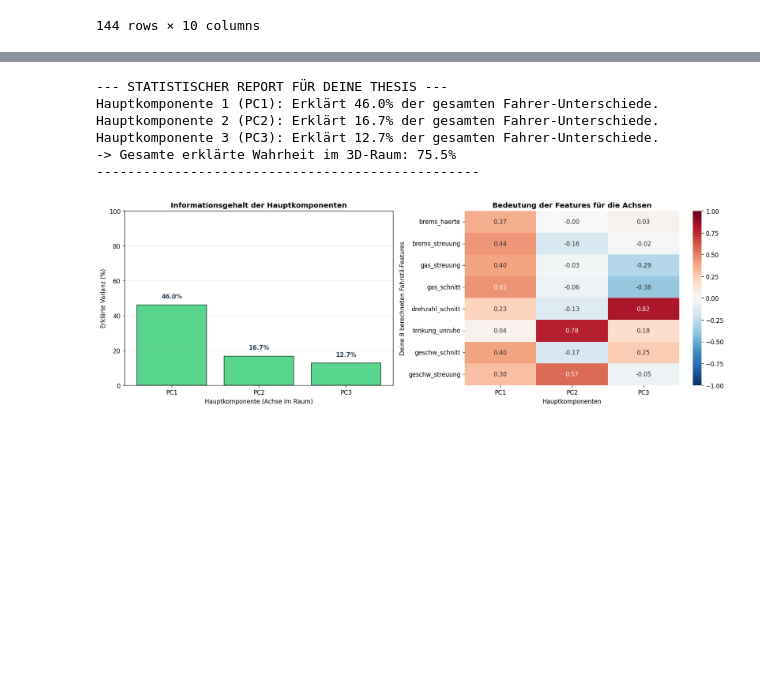
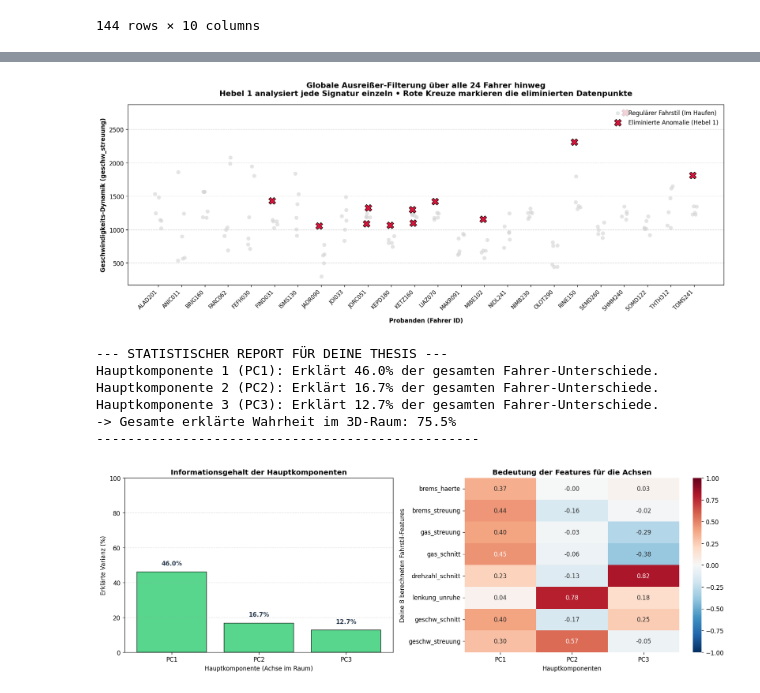
Before and after one commit to Riggi0815/ISKI, a Jupyter notebook: 4_clustering.ipynb, the cells around one changed output, grey strips where cells are left out. Drawn from its saved outputs; the diff is of its cells as text; code cells hidden in the pictures; blank space fills up the shorter version.

```diff
--- a/4_clustering.ipynb
+++ b/4_clustering.ipynb
@@ -183,3 +183,74 @@ print(f"[Data-Cleaning] Erfolg! {entfernte_runden} unrepräsentative Runden/Ausr
+# %%
+import matplotlib.pyplot as plt
+import numpy as np
+
+# 1. Feature festlegen
+feature = 'geschw_streuung'
+
+# 2. Wir erstellen eine Kopie der Originaldaten und fügen eine Ausreißer-Spalte hinzu
+df_global_plot = df_vorher.copy()
+df_global_plot['Is_Outlier'] = False
+
+# 3. Wir berechnen den IQR-Filter für JEDEN der 25 Fahrer einzeln
+for fahrer_id, fahrer_gruppe in df_global_plot.groupby('Fahrer_ID'):
+    if feature in fahrer_gruppe.columns:
+        Q1 = fahrer_gruppe[feature].quantile(0.25)
+        Q3 = fahrer_gruppe[feature].quantile(0.75)
+        IQR = Q3 - Q1
+        untere_grenze = Q1 - 1.5 * IQR
+        obere_grenze = Q3 + 1.5 * IQR
+
+        # Maske für die Ausreißer dieses spezifischen Fahrers
+        outlier_mask = (fahrer_gruppe[feature] < untere_grenze) | (fahrer_gruppe[feature] > obere_grenze)
+        # Im globalen DataFrame markieren
+        df_global_plot.loc[fahrer_gruppe[outlier_mask].index, 'Is_Outlier'] = True
+
+# 4. Sortierte Fahrer-Liste für die X-Achse vorbereiten
+unique_drivers = sorted(df_global_plot['Fahrer_ID'].unique())
+driver_to_idx = {d: i for i, d in enumerate(unique_drivers)}
+df_global_plot['Fahrer_Idx'] = df_global_plot['Fahrer_ID'].map(driver_to_idx)
+
+# 5. Ein bisschen "Jitter" (Zufalls-Verschiebung nach links/rechts) hinzufügen,
+# damit Punkte auf der gleichen X-Achse nicht exakt übereinanderkleben
+np.random.seed(42)
+df_global_plot['X_Jittered'] = df_global_plot['Fahrer_Idx'] + np.random.uniform(-0.15, 0.15, len(df_global_plot))
+
+# 6. Den globalen Graphen initialisieren
+fig, ax = plt.subplots(figsize=(15, 6), dpi=120)
+
+# A) Die treuen, normalen Runden im Hintergrund (Dezent in Hellgrau)
+normal_data = df_global_plot[~df_global_plot['Is_Outlier']]
+ax.scatter(
+    normal_data['X_Jittered'], normal_data[feature],
+    color='lightgray', alpha=0.6, s=45, label='Regulärer Fahrstil (Im Haufen)', edgecolors='none', zorder=2
+)
+
+# B) NUR DIE RAUSGESCHMISSENEN WERTE MARKIEREN (In fettem Signal-Rot)
+outlier_data = df_global_plot[df_global_plot['Is_Outlier']]
+ax.scatter(
+    outlier_data['X_Jittered'], outlier_data[feature],
+    color='crimson', marker='X', s=140, label='Eliminierte Anomalie (Hebel 1)', edgecolors='black', linewidths=0.8, zorder=5
+)
+
+# Styling für maximale Übersicht bei 25 Klassen
+ax.set_title(f"Globale Ausreißer-Filterung über alle {len(unique_drivers)} Fahrer hinweg\n"
+             f"Hebel 1 analysiert jede Signatur einzeln • Rote Kreuze markieren die eliminierten Datenpunkte",
+             fontweight='bold', fontsize=13, pad=15)
+ax.set_xlabel("Probanden (Fahrer ID)", fontweight='bold', labelpad=10)
+ax.set_ylabel("Geschwindigkeits-Dynamik (geschw_streuung)", fontweight='bold')
+
+# X-Achsen-Beschriftung sauber verteilen und rotieren
+ax.set_xticks(range(len(unique_drivers)))
+ax.set_xticklabels(unique_drivers, rotation=45, ha='right', fontsize=9)
+
+ax.grid(axis='y', linestyle='--', alpha=0.5)
+ax.legend(loc='upper right', frameon=True, facecolor='white', edgecolor='none')
+plt.tight_layout()
+
+# Abspeichern für deine Präsentation / Thesis
+plt.savefig("hebel1_global_outlier_plot.png", bbox_inches='tight', dpi=300)
+# %% [output]
+[figure, added]
 # %%
 import pandas as pd
 import numpy as np
```
Also changed, not shown: parts of 4 cells of this notebook, 5 other files.
